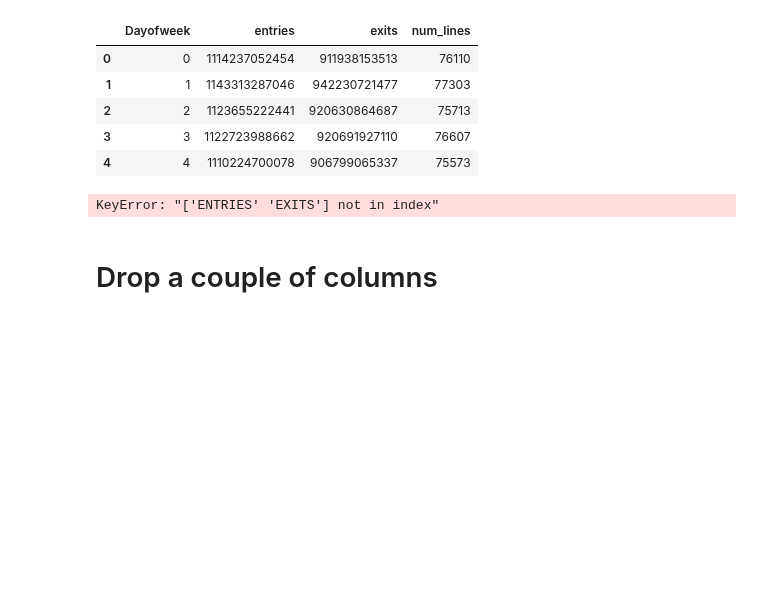
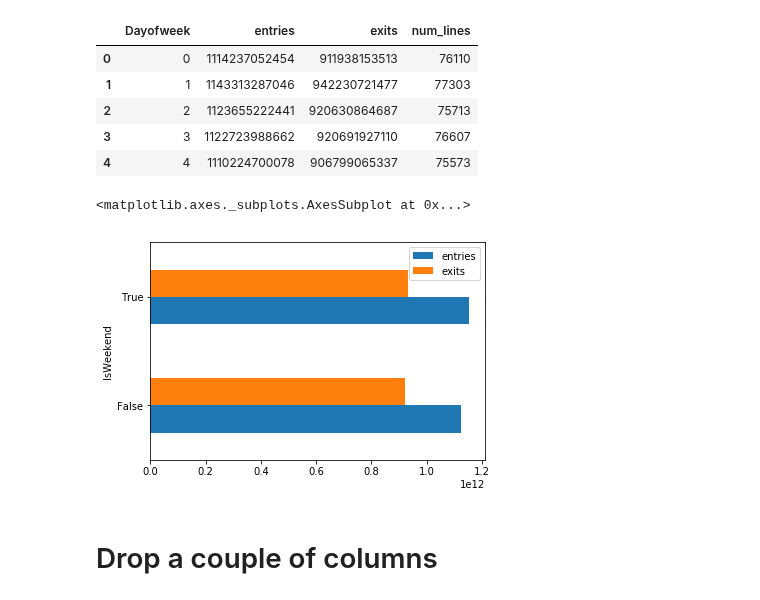
Before and after one commit to tzulungs/dsc-0-03-08-understanding-pandas-series-and-dataframes-lab-nyc-ds-career-012819, a Jupyter notebook: index.ipynb, the cells around one changed output. Saved outputs shown, nothing was run; the diff lists cells and outputs as text; code cells hidden in the pictures; blank space fills up the shorter version.

```diff
--- a/index.ipynb
+++ b/index.ipynb
@@ -179,9 +179,10 @@ grouped.head() #Your code here
 # %%
 grouped['IsWeekend'] = grouped.Dayofweek.map({0:False,1:False,2:False,3:False,4:False,5:True,6:True})
 wkend = grouped.groupby('IsWeekend').mean()
-wkend[['entrie', 'EXITS']].plot(kind='barh')
+wkend[['entries', 'exits']].plot(kind='barh')
 # %% [output]
-KeyError: "['ENTRIES' 'EXITS'] not in index"
+<matplotlib.axes._subplots.AxesSubplot at 0x...>
+[figure, added]
 # %% [markdown]
 # Drop a couple of columns
 # %%
```
